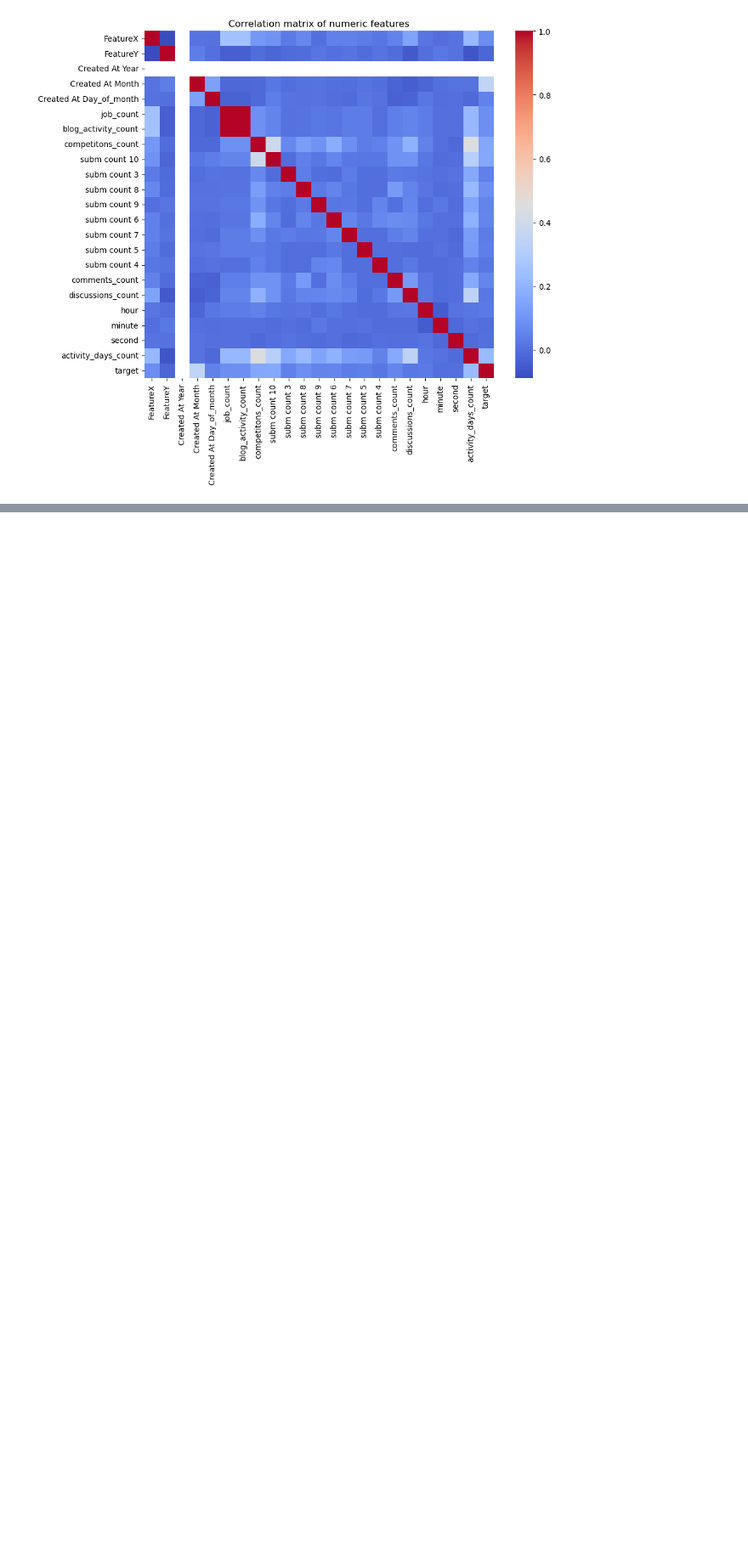
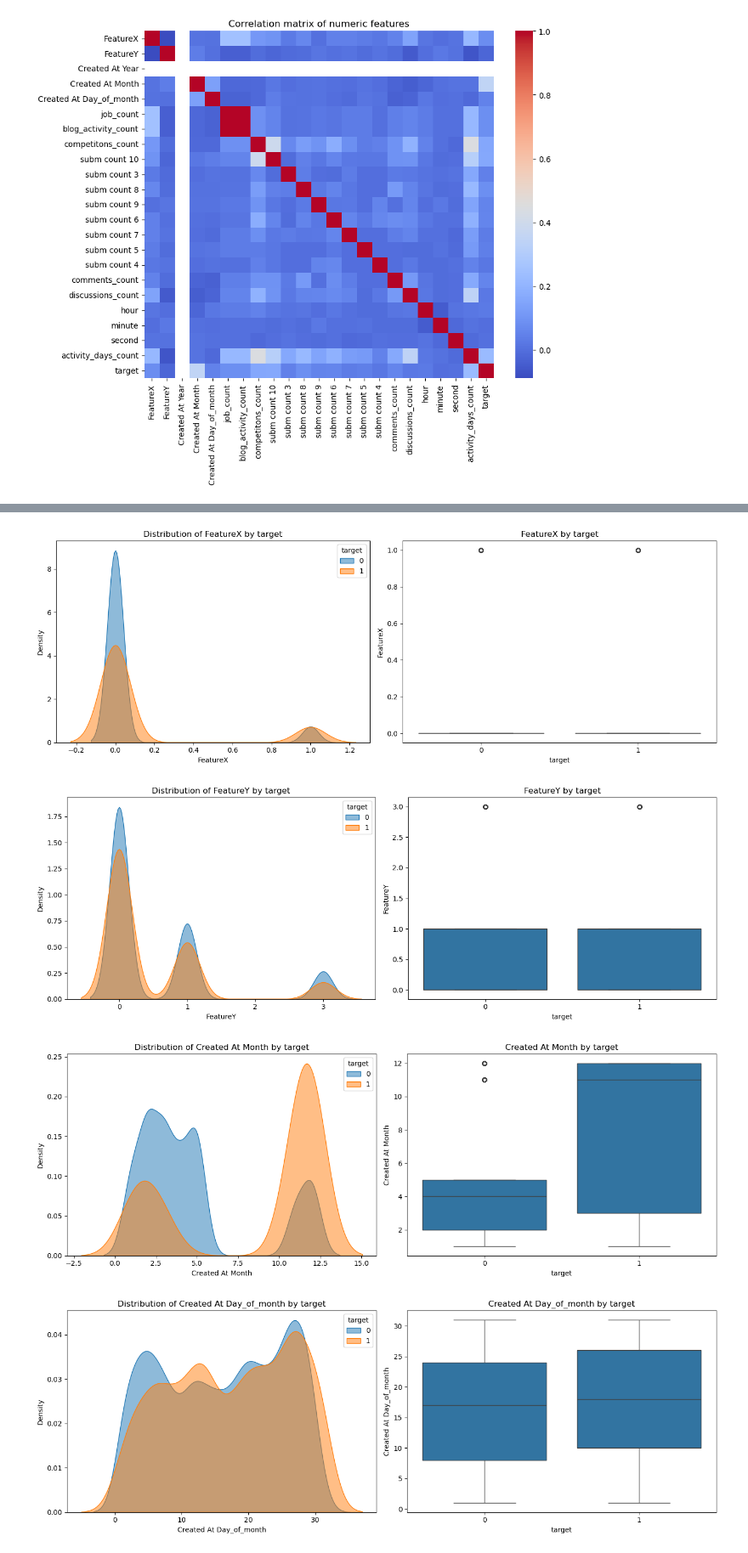
Before and after one commit to OmarFetou7/New-User-Engagement, a Jupyter notebook: visualization_modular.ipynb, the cells around one changed output, grey strips where cells are left out. Shown at 85% size. Cells and saved outputs as stored; diff of their text form; code cells hidden in the pictures; blank space fills up the shorter version.

Commit message:
Visualtization third update added feature distrib and box plot

```diff
--- a/visualization_modular.ipynb
+++ b/visualization_modular.ipynb
@@ -128,0 +131,7 @@ Name: MI_Score, dtype: float64
+# %%
+plot_feature_distributions(df)
+# %% [output]
+[figure, added]
+[figure, added]
+[figure, added]
+[figure, added]
```
Also changed, not shown: parts of 3 cells of this notebook, 1 other file.
